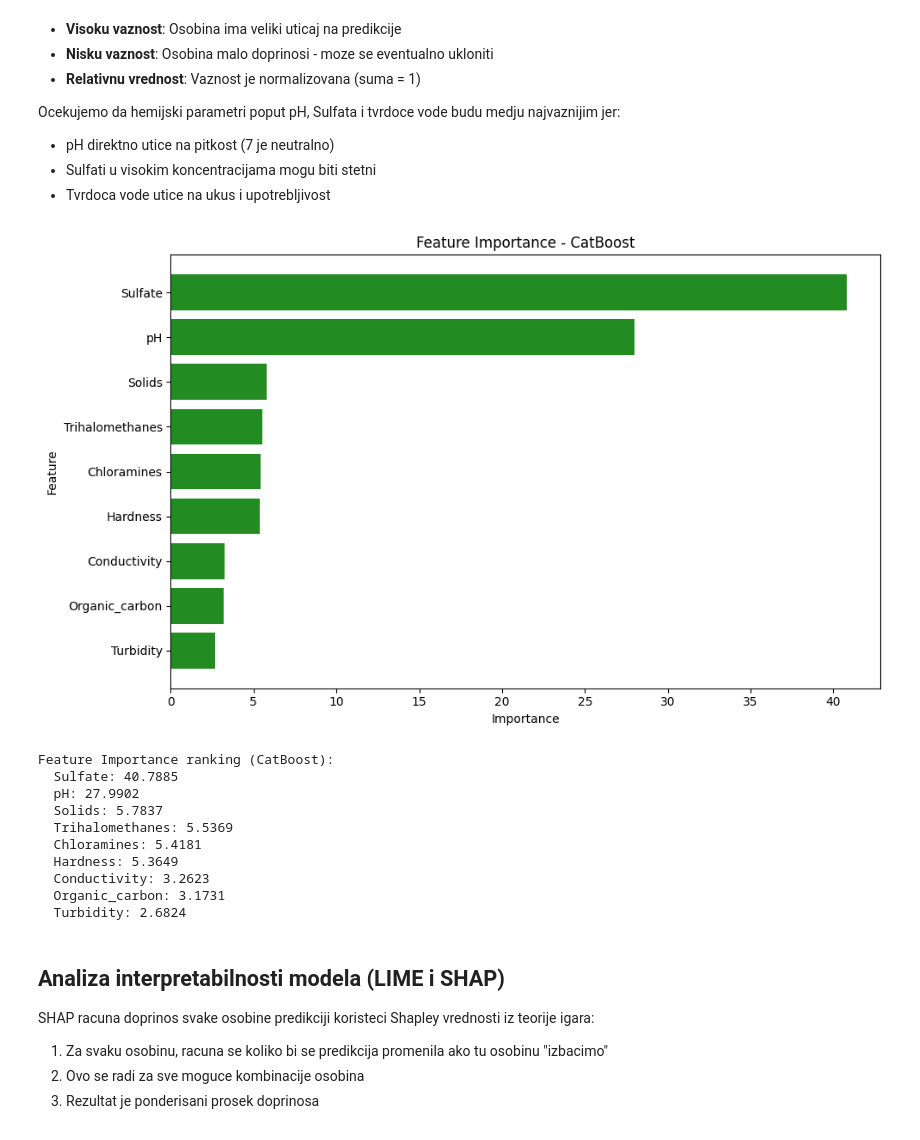
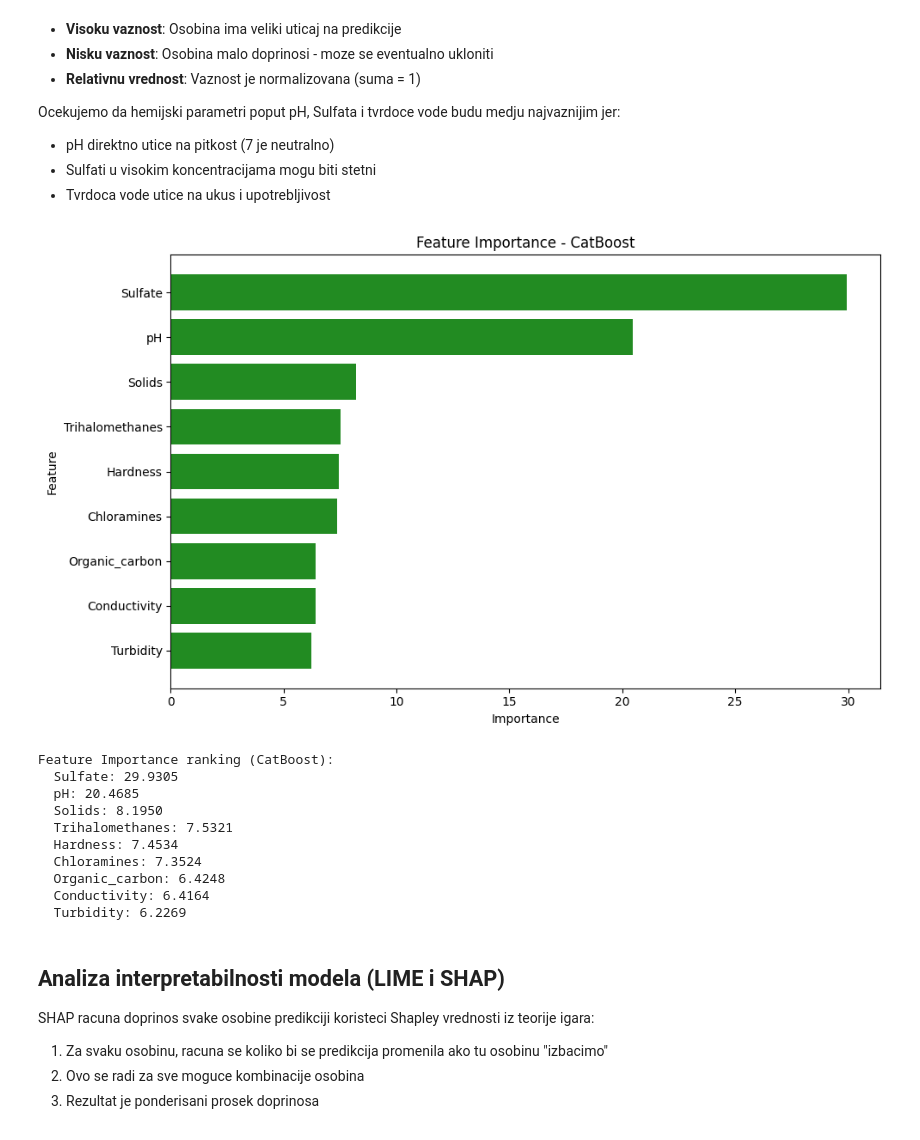
Before and after one commit to anastasijasavov/machine-learning, a Jupyter notebook: notebooks/potability_final.ipynb, the cells around one changed output. Cells and saved outputs as stored; diff of their text form; code cells hidden in the pictures.

```diff
--- a/notebooks/potability_final.ipynb
+++ b/notebooks/potability_final.ipynb
@@ -875,2 +1106,0 @@ Distribucija klasa: {0: np.int64(1895), 1: np.int64(1221)}
-# %%
-df = df.drop(rows_with_multiple_nulls.index)
@@ -1068,3 +1385,5 @@ Distribucija klasa: {0: np.int64(1836), 1: np.int64(1147)}
+# %%
+df = df_no_outliers.copy()
 # %% [markdown]
 ### Zakljucak nakon brisanja outliera
 Kao sto vidimo, tacnost modela nam se pogorsala nakon sto smo obrisali outliere, sto je i ocekivano, jer najmanja promena u broju podataka moze da napravi jak efekat na tacnost modela zbog malog broja podataka. Stoga, zadrzacemo sve outliere kako bismo odrzali sto vecu tacnost.
@@ -1256,0 +1593,14 @@ Potability
+# %%
+#SMOTE je najbolja metoda balansiranja na ovom skupu podataka!
+smote = SMOTE(random_state=42)
+X = df.drop(columns=['Potability'])
+y = df['Potability']
+
+X_smote, y_smote = smote.fit_resample(X, y)
+balanced_data = pd.concat(
+    [pd.DataFrame(X_smote, columns=X.columns), pd.Series(y_smote, name='Potability')],
+    axis=1
+)
+
+print("Posle SMOTE balansiranja:")
+print(balanced_data['Potability'].value_counts())
@@ -1257,3 +1634,5 @@ Potability
+# %%
+df = balanced_data.copy()
 # %%
 import time
 
@@ -1602,41 +1997,42 @@ Ocekujemo da hemijski parametri poput pH, Sulfata i tvrdoce vode budu medju najv
 # %%
 # Feature Importance - CatBoost
 # Treniraj model na celom datasetu za feature importance
 X = df.drop('Potability', axis=1)
 y = df['Potability']
 features = X.columns.tolist()
 
-model_fi = CatBoostClassifier(random_state=42, verbose=0, iterations=500)
+model_fi = CatBoostClassifier(random_strength=2, learning_rate=0.05, l2_leaf_reg=5, iterations=500, depth=8, bagging_temperature=0, verbose=0)
+
 model_fi.fit(X, y)
 
 feature_importance = pd.DataFrame({
     'feature': features,
     'importance': model_fi.feature_importances_
 }).sort_values('importance', ascending=True)
 
 plt.figure(figsize=(10, 6))
 plt.barh(feature_importance['feature'], feature_importance['importance'], color='forestgreen')
 plt.xlabel('Importance')
 plt.ylabel('Feature')
 plt.title('Feature Importance - CatBoost')
 plt.tight_layout()
 plt.show()
 
 print("\nFeature Importance ranking (CatBoost):")
 for idx, row in feature_importance.sort_values('importance', ascending=False).iterrows():
     print(f"  {row['feature']}: {row['importance']:.4f}")
 # %% [output]
-[figure, old version]
+[figure, new version]
 Feature Importance ranking (CatBoost):
-  Sulfate: 40.7885
-  pH: 27.9902
-  Solids: 5.7837
-  Trihalomethanes: 5.5369
-  Chloramines: 5.4181
-  Hardness: 5.3649
-  Conductivity: 3.2623
-  Organic_carbon: 3.1731
-  Turbidity: 2.6824
+  Sulfate: 29.9305
+  pH: 20.4685
+  Solids: 8.1950
+  Trihalomethanes: 7.5321
+  Hardness: 7.4534
+  Chloramines: 7.3524
+  Organic_carbon: 6.4248
+  Conductivity: 6.4164
+  Turbidity: 6.2269
 # %% [markdown]
 ## Analiza interpretabilnosti modela (LIME i SHAP)
 
```
Also changed, not shown: parts of 59 cells of this notebook, 3 other files.
